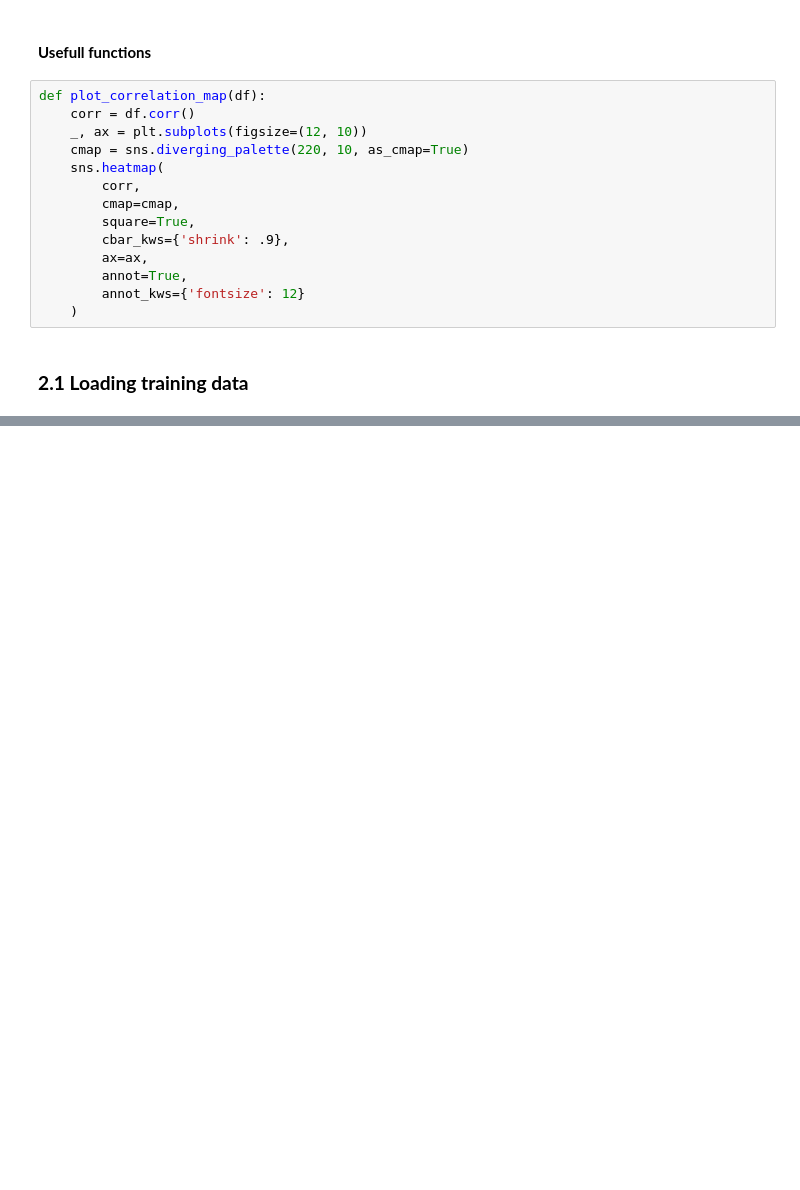
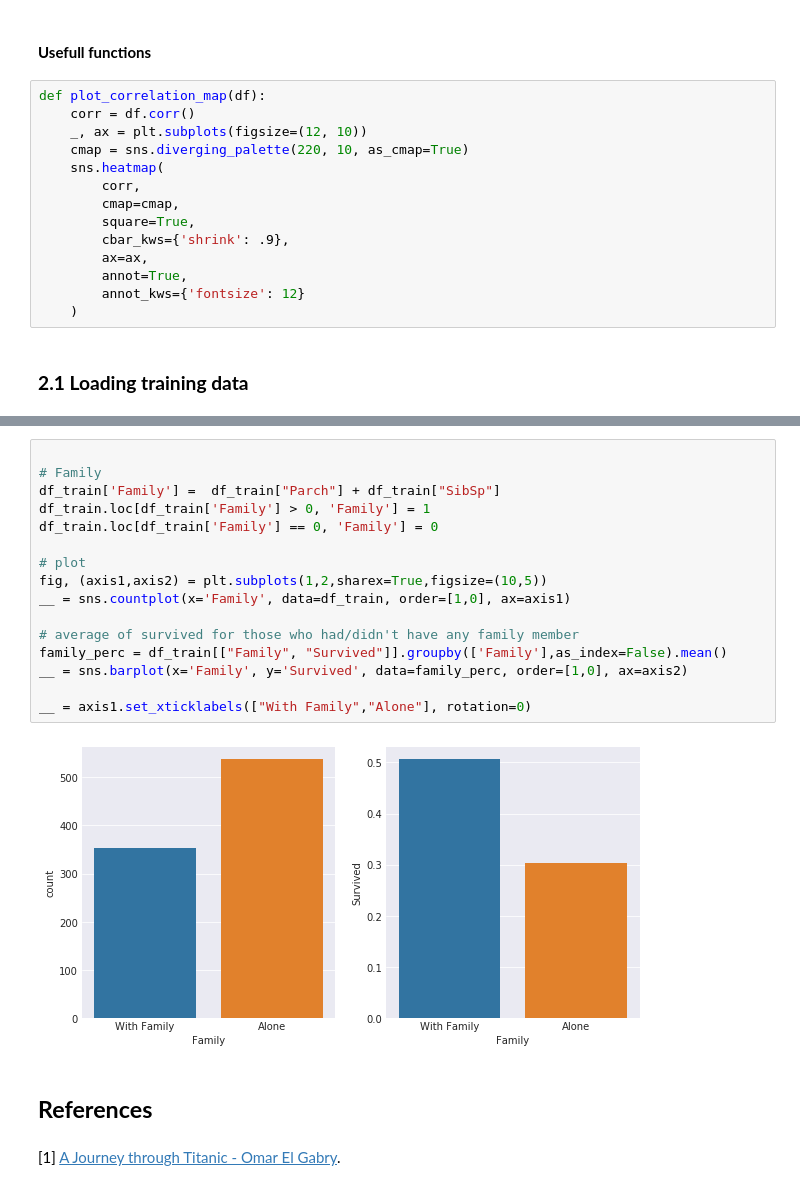
Before and after one commit to willianmrs/kaggle_titanic, a Jupyter notebook: exploration.ipynb, the cells around one changed output, grey strips where cells are left out. Cells and saved outputs as stored; diff of their text form; blank space fills up the shorter version.

```diff
--- a/exploration.ipynb
+++ b/exploration.ipynb
@@ -104,0 +168,22 @@ test.head()
+# %%
+
+# Family
+df_train['Family'] =  df_train["Parch"] + df_train["SibSp"]
+df_train.loc[df_train['Family'] > 0, 'Family'] = 1
+df_train.loc[df_train['Family'] == 0, 'Family'] = 0
+
+# plot
+fig, (axis1,axis2) = plt.subplots(1,2,sharex=True,figsize=(10,5))
+__ = sns.countplot(x='Family', data=df_train, order=[1,0], ax=axis1)
+
+# average of survived for those who had/didn't have any family member
+family_perc = df_train[["Family", "Survived"]].groupby(['Family'],as_index=False).mean()
+__ = sns.barplot(x='Family', y='Survived', data=family_perc, order=[1,0], ax=axis2)
+
+__ = axis1.set_xticklabels(["With Family","Alone"], rotation=0)
+# %% [output]
+[figure, added]
+# %% [markdown]
+## **References**
+# %% [markdown]
+[1] [A Journey through Titanic - Omar El Gabry](https://www.kaggle.com/omarelgabry/a-journey-through-titanic).
```
Also changed, not shown: parts of 10 cells of this notebook.
